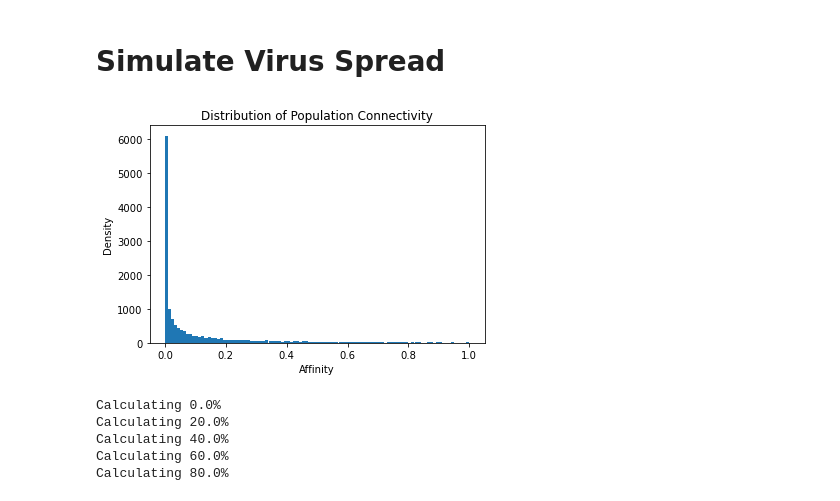
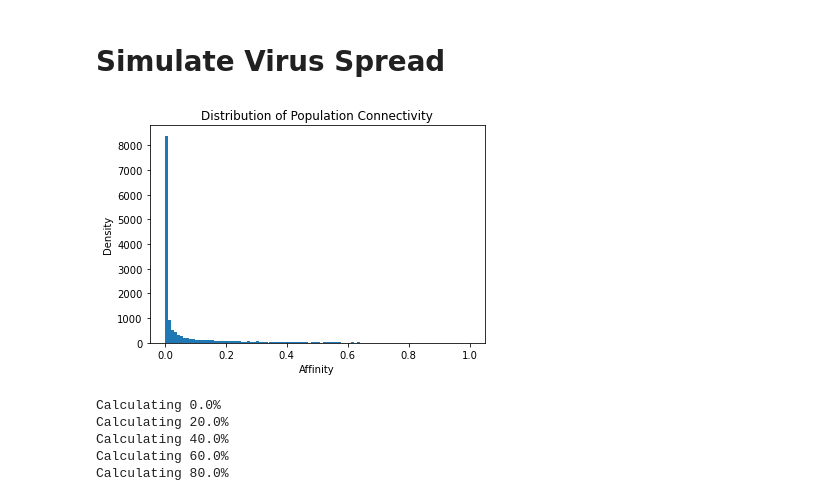
Before and after one commit to bfakhri/PandemicModel, a Jupyter notebook: PandemicModel.ipynb, the cells around one changed output. Saved outputs shown, nothing was run; the diff lists cells and outputs as text; code cells hidden in the pictures.

```diff
--- a/PandemicModel.ipynb
+++ b/PandemicModel.ipynb
@@ -17,35 +17,34 @@ T_TYPE = tf.float16
 # %%
 # Instantiate the population characteristics
 
 # Number of people considered
 pop = 14000
 
 def bust(dist, max_val):
     '''
     Takes a probability distribution and sets any values
     larger than max_val to zero
     '''
     busted = dist > max_val
     dist = dist*(1.0 - tf.cast(busted, dtype=T_TYPE))
     return dist
 
 
-dist = bust(tf.random.gamma((pop, pop), alpha=0.25, beta=2, dtype=T_TYPE), max_val=1)
-#dist = 1.0 - tf.clip_by_value(tf.random.gamma((pop, pop), alpha=1, beta=2, dtype=T_TYPE), 0, 1)
+dist = bust(tf.random.gamma((pop, pop), alpha=0.15, beta=2, dtype=T_TYPE), max_val=1)
 
 # Plot the distribution
 plt.hist(dist.numpy()[0, :], bins=100)
 plt.xlabel('Affinity')
 plt.ylabel('Density')
 plt.title('Distribution of Population Connectivity')
 
 
 # Transmission probabilities (you cannot infect yourself)
 I = tf.eye(pop, pop, dtype=T_TYPE)
 # Affinity matrix (how close people are to each other)
 A = dist*(1-I)
 # %% [output]
-[figure, old version]
+[figure, new version]
 # %%
 # All individuals have
 vec_days_infected = tf.zeros((pop))
```
Also changed, not shown: parts of 5 cells of this notebook.
